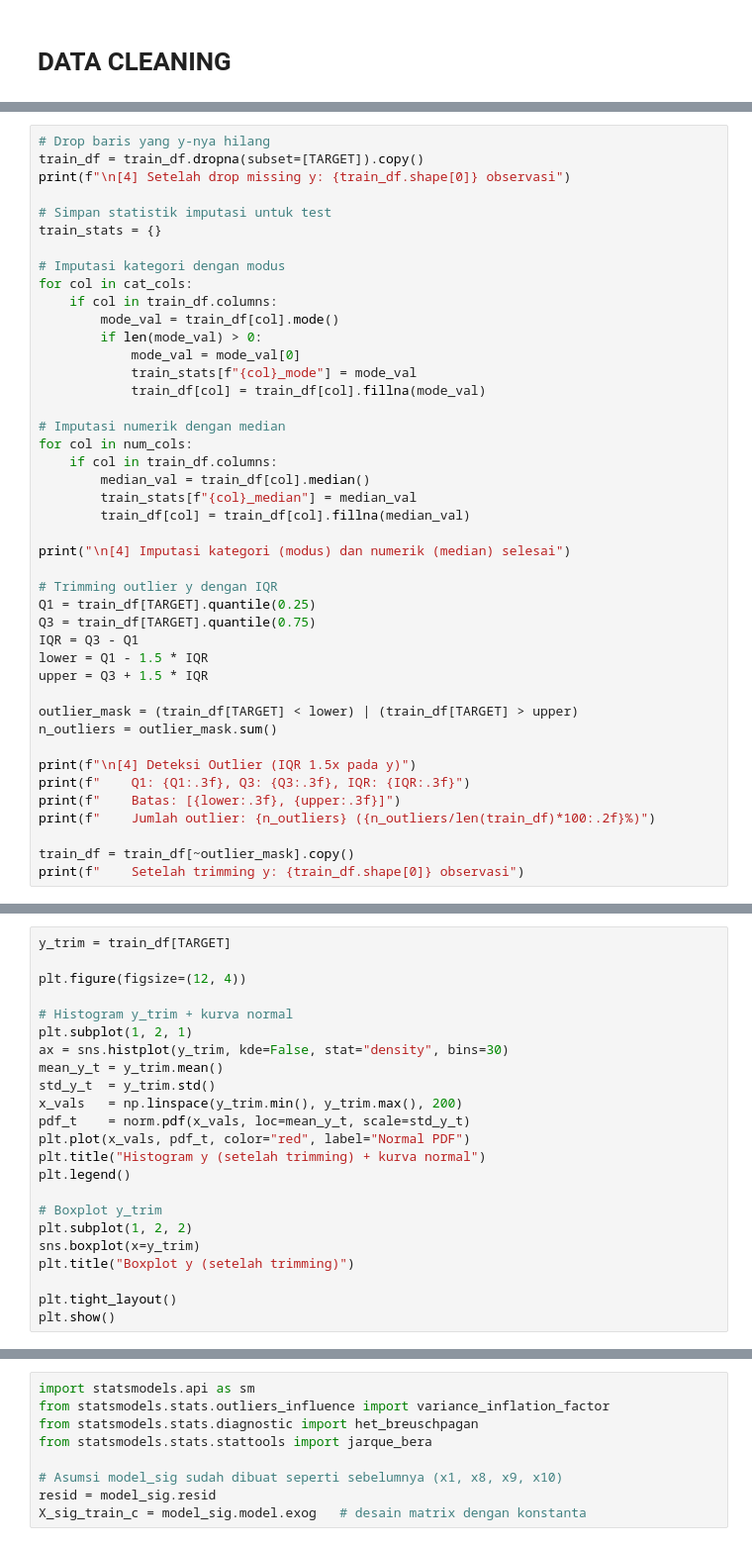
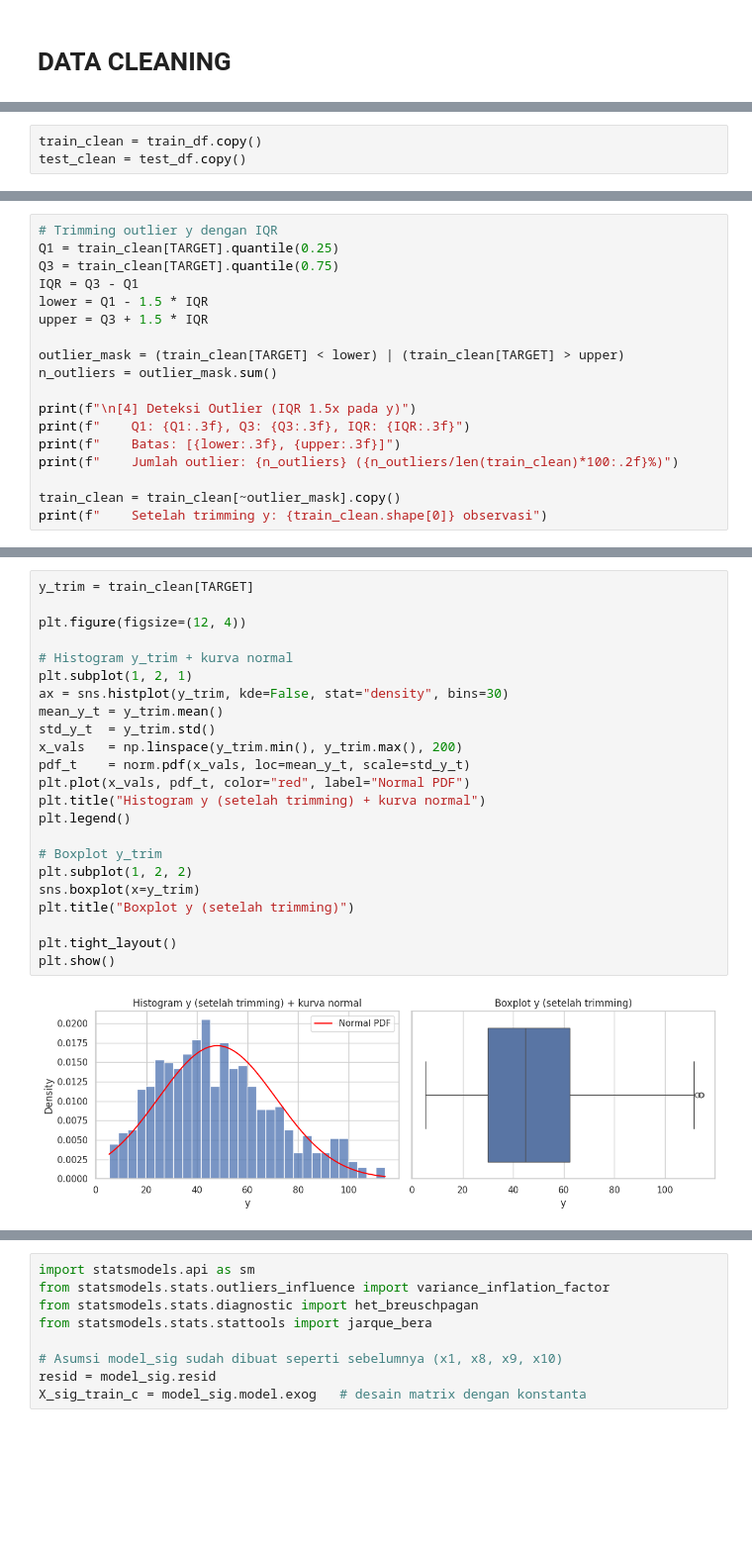
Before and after one commit to 24083010100-nerissa/Notebook-kaggle---neris, a Jupyter notebook: 24083010100-submitted-rvs.ipynb, the cells around one changed output, grey strips where cells are left out. Shown at 99% size. Saved outputs shown, nothing was run; the diff lists cells and outputs as text; blank space fills up the shorter version.

```diff
--- a/24083010100-submitted-rvs.ipynb
+++ b/24083010100-submitted-rvs.ipynb
@@ -72,0 +125,3 @@ plt.show()
+# %%
+train_clean = train_df.copy()
+test_clean = test_df.copy()
@@ -73,43 +160,18 @@ plt.show()
 # %%
-# Drop baris yang y-nya hilang
-train_df = train_df.dropna(subset=[TARGET]).copy()
-print(f"\n[4] Setelah drop missing y: {train_df.shape[0]} observasi")
-
-# Simpan statistik imputasi untuk test
-train_stats = {}
-
-# Imputasi kategori dengan modus
-for col in cat_cols:
-    if col in train_df.columns:
-        mode_val = train_df[col].mode()
-        if len(mode_val) > 0:
-            mode_val = mode_val[0]
-            train_stats[f"{col}_mode"] = mode_val
-            train_df[col] = train_df[col].fillna(mode_val)
-
-# Imputasi numerik dengan median
-for col in num_cols:
-    if col in train_df.columns:
-        median_val = train_df[col].median()
-        train_stats[f"{col}_median"] = median_val
-        train_df[col] = train_df[col].fillna(median_val)
-
-print("\n[4] Imputasi kategori (modus) dan numerik (median) selesai")
-
 # Trimming outlier y dengan IQR
-Q1 = train_df[TARGET].quantile(0.25)
-Q3 = train_df[TARGET].quantile(0.75)
+Q1 = train_clean[TARGET].quantile(0.25)
+Q3 = train_clean[TARGET].quantile(0.75)
 IQR = Q3 - Q1
 lower = Q1 - 1.5 * IQR
 upper = Q3 + 1.5 * IQR
 
-outlier_mask = (train_df[TARGET] < lower) | (train_df[TARGET] > upper)
+outlier_mask = (train_clean[TARGET] < lower) | (train_clean[TARGET] > upper)
 n_outliers = outlier_mask.sum()
 
 print(f"\n[4] Deteksi Outlier (IQR 1.5x pada y)")
 print(f"    Q1: {Q1:.3f}, Q3: {Q3:.3f}, IQR: {IQR:.3f}")
 print(f"    Batas: [{lower:.3f}, {upper:.3f}]")
-print(f"    Jumlah outlier: {n_outliers} ({n_outliers/len(train_df)*100:.2f}%)")
+print(f"    Jumlah outlier: {n_outliers} ({n_outliers/len(train_clean)*100:.2f}%)")
 
-train_df = train_df[~outlier_mask].copy()
-print(f"    Setelah trimming y: {train_df.shape[0]} observasi")
+train_clean = train_clean[~outlier_mask].copy()
+print(f"    Setelah trimming y: {train_clean.shape[0]} observasi")
@@ -116,23 +187,25 @@ print(f"    Setelah trimming y: {train_df.shape[0]} observasi")
 # %%
-y_trim = train_df[TARGET]
+y_trim = train_clean[TARGET]
 
 plt.figure(figsize=(12, 4))
 
 # Histogram y_trim + kurva normal
 plt.subplot(1, 2, 1)
 ax = sns.histplot(y_trim, kde=False, stat="density", bins=30)
 mean_y_t = y_trim.mean()
 std_y_t  = y_trim.std()
 x_vals   = np.linspace(y_trim.min(), y_trim.max(), 200)
 pdf_t    = norm.pdf(x_vals, loc=mean_y_t, scale=std_y_t)
 plt.plot(x_vals, pdf_t, color="red", label="Normal PDF")
 plt.title("Histogram y (setelah trimming) + kurva normal")
 plt.legend()
 
 # Boxplot y_trim
 plt.subplot(1, 2, 2)
 sns.boxplot(x=y_trim)
 plt.title("Boxplot y (setelah trimming)")
 
 plt.tight_layout()
 plt.show()
+# %% [output]
+[figure, added]
```
Also changed, not shown: parts of 37 cells of this notebook.
